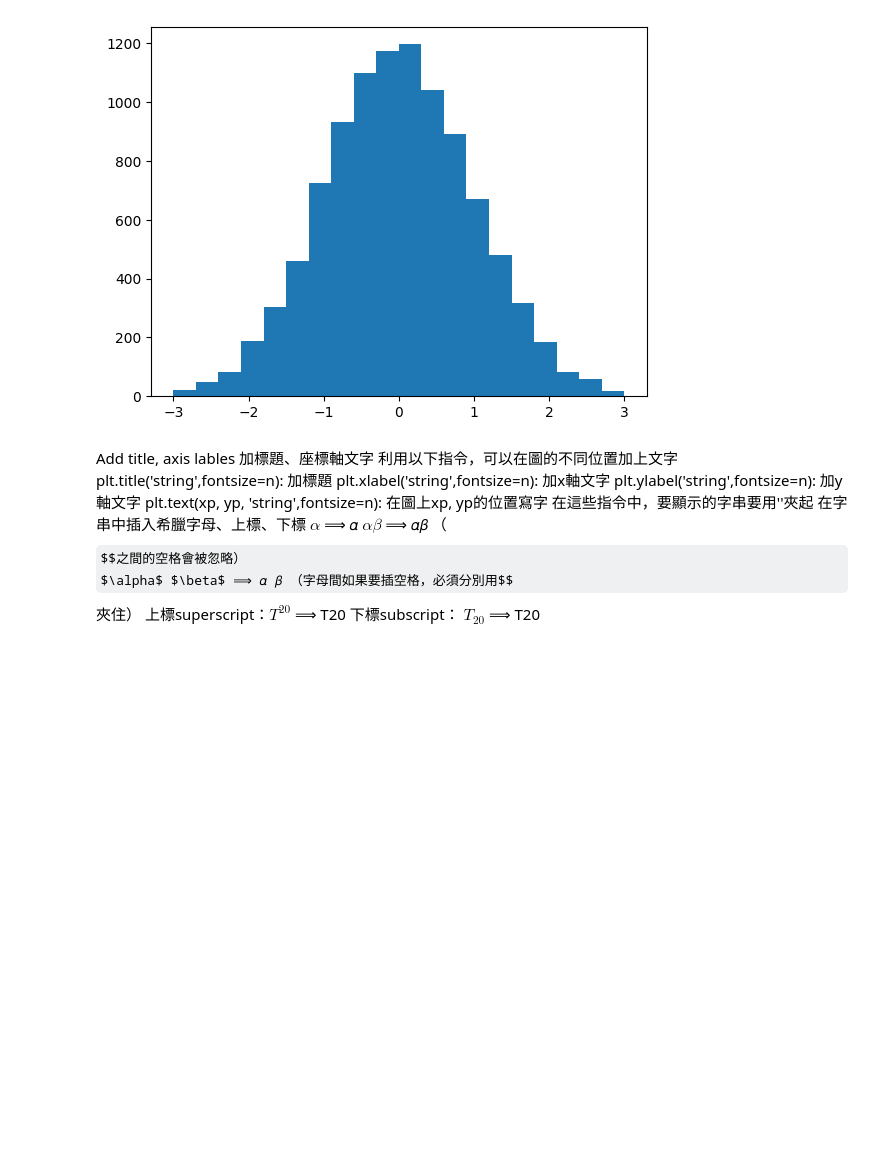
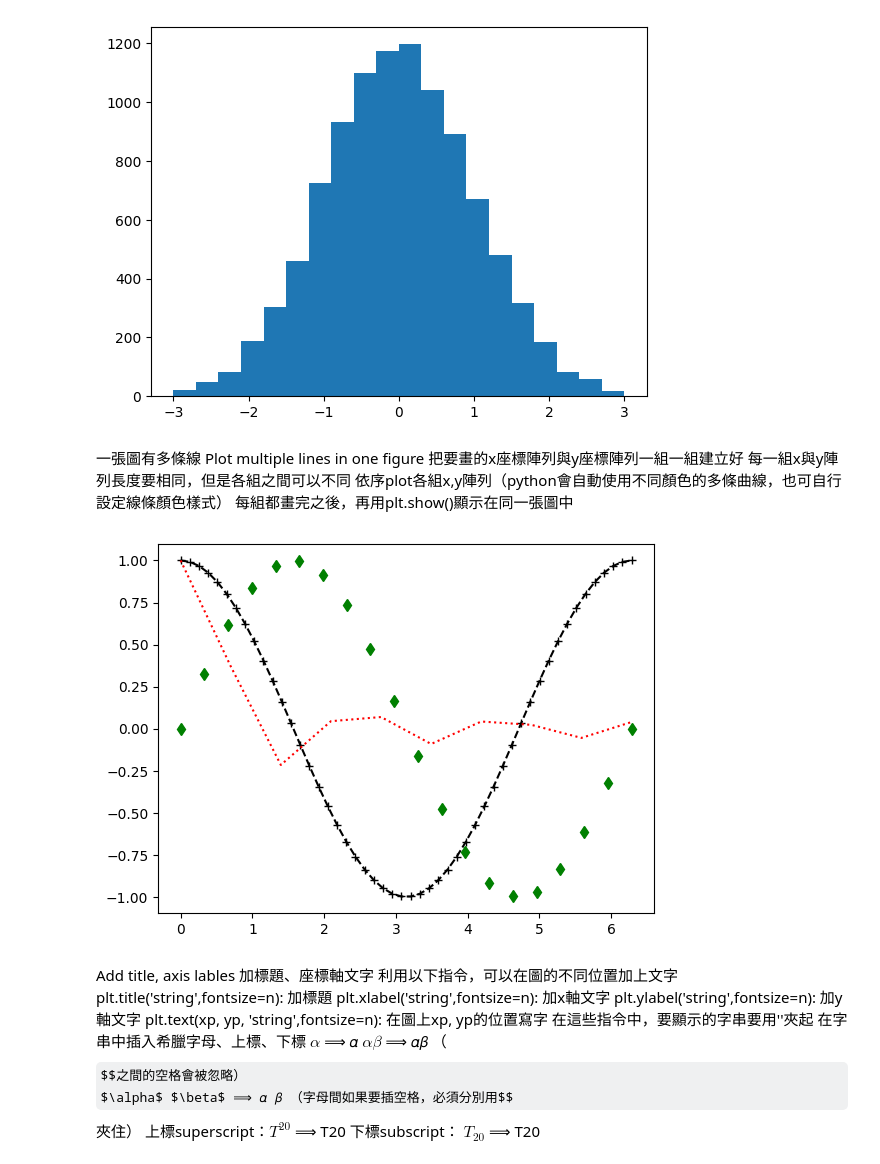
Before and after one commit to mccoy0928/pandas_dataframe, a Jupyter notebook: 20230801_numpy.ipynb, the cells around one changed output. Saved outputs shown, nothing was run; the diff lists cells and outputs as text; code cells hidden in the pictures; some formulas as TeX source; blank space fills up the shorter version.

```diff
--- a/20230801_numpy.ipynb
+++ b/20230801_numpy.ipynb
@@ -163,6 +163,27 @@ plt.savefig('fig1.jpg')
 # plt.hist(z, bins=20,density=True)
 # %% [output]
 [figure]
+# %% [markdown]
+一張圖有多條線 Plot multiple lines in one figure
+把要畫的x座標陣列與y座標陣列一組一組建立好
+每一組x與y陣列長度要相同，但是各組之間可以不同
+依序plot各組x,y陣列（python會自動使用不同顏色的多條曲線，也可自行設定線條顏色樣式）
+每組都畫完之後，再用plt.show()顯示在同一張圖中
+# %%
+# Example: plot cos(x), sin(x), and sinc(x) in the same figure
+x1 = np.linspace(0, 2*np.pi)    # 50x1 array between 0 and 2*pi
+y1 = np.cos(x1)
+x2 = np.linspace(0, 2*np.pi,20) # 20x1 array
+y2 = np.sin(x2)
+x3 = np.linspace(0, 2*np.pi,10) # 10x1 array
+y3 = np.sinc(x3)
+
+plt.plot(x1, y1, 'k--+')   # black dashed line, with "+" markers
+plt.plot(x2, y2, 'gd')     # green dimonds (no line)
+plt.plot(x3, y3, 'r:')     # red dotted line (no marker)
+plt.show()
+# %% [output]
+[figure, added]
 # %% [markdown]
 Add title, axis lables 加標題、座標軸文字
 利用以下指令，可以在圖的不同位置加上文字
```
Also changed, not shown: parts of 1 cell of this notebook.
